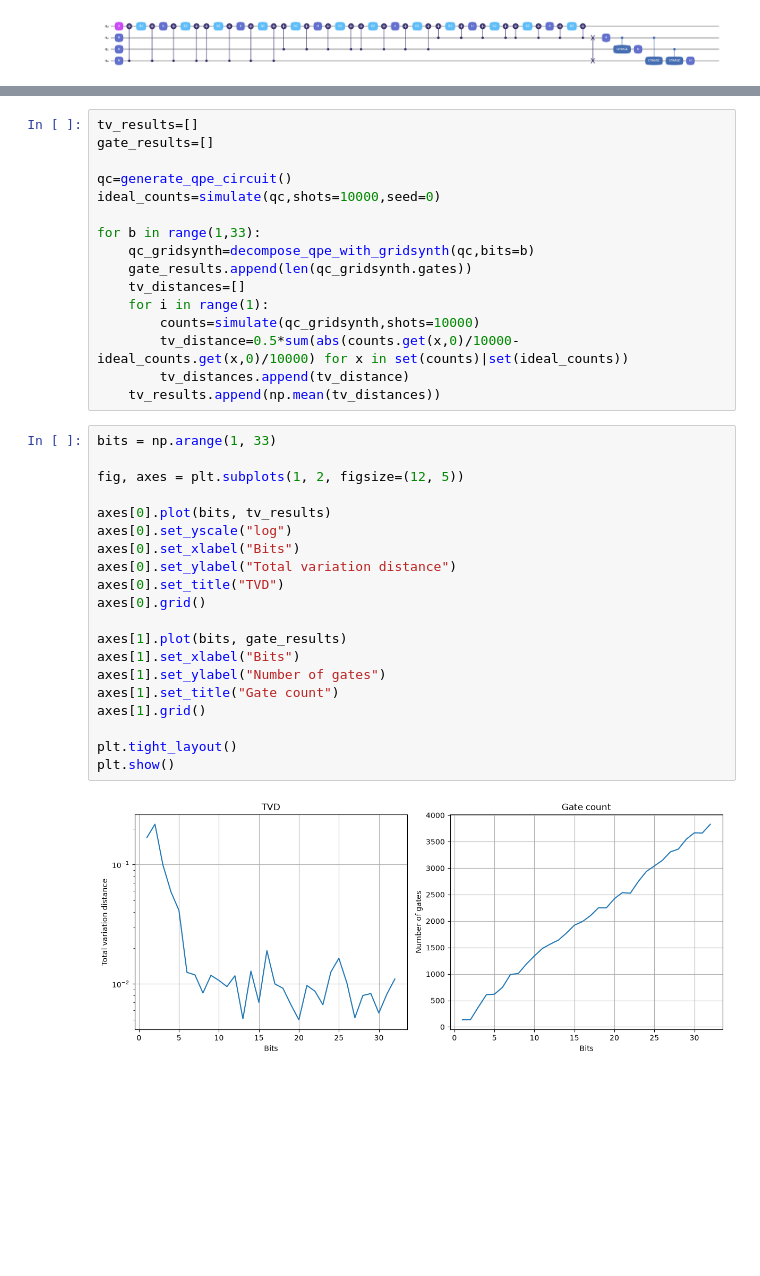
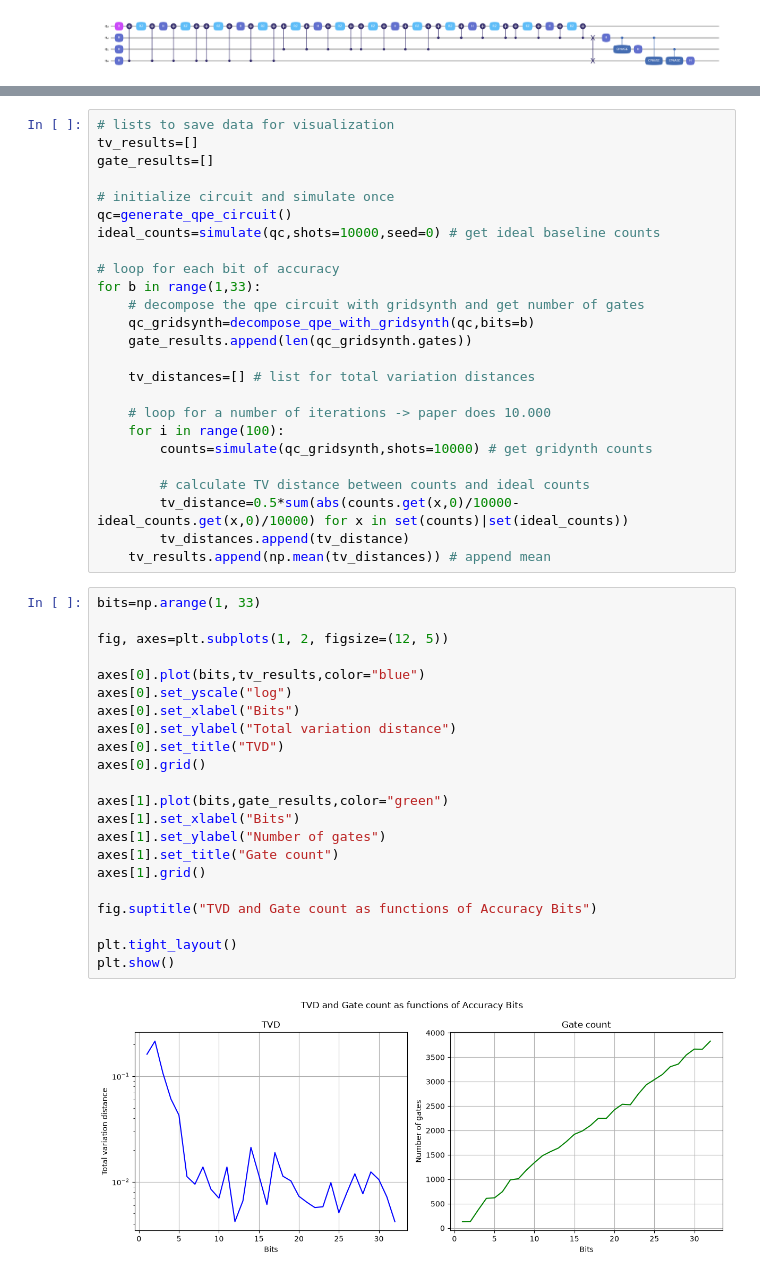
Before and after one commit to Mluonium/chem-compilation-to-qec-paper, a Jupyter notebook: gridsynth.ipynb, the cells around one changed output, grey strips where cells are left out. Drawn from its saved outputs; the diff is of its cells as text; blank space fills up the shorter version.

Commit message:
add comments to gridsynth notebook

```diff
--- a/gridsynth.ipynb
+++ b/gridsynth.ipynb
@@ -261,38 +313,49 @@ def sample_counts(probabilities,shots=10000,rng=None):
 # %%
+# lists to save data for visualization
 tv_results=[]
 gate_results=[]
 
+# initialize circuit and simulate once
 qc=generate_qpe_circuit()
-ideal_counts=simulate(qc,shots=10000,seed=0)
+ideal_counts=simulate(qc,shots=10000,seed=0) # get ideal baseline counts
 
+# loop for each bit of accuracy
 for b in range(1,33):
+    # decompose the qpe circuit with gridsynth and get number of gates
     qc_gridsynth=decompose_qpe_with_gridsynth(qc,bits=b)
     gate_results.append(len(qc_gridsynth.gates))
-    tv_distances=[]
-    for i in range(1):
-        counts=simulate(qc_gridsynth,shots=10000)
+
+    tv_distances=[] # list for total variation distances
+
+    # loop for a number of iterations -> paper does 10.000
+    for i in range(100):
+        counts=simulate(qc_gridsynth,shots=10000) # get gridynth counts
+
+        # calculate TV distance between counts and ideal counts
         tv_distance=0.5*sum(abs(counts.get(x,0)/10000-ideal_counts.get(x,0)/10000) for x in set(counts)|set(ideal_counts))
         tv_distances.append(tv_distance)
-    tv_results.append(np.mean(tv_distances))
+    tv_results.append(np.mean(tv_distances)) # append mean
 # %%
-bits = np.arange(1, 33)
+bits=np.arange(1, 33)
 
-fig, axes = plt.subplots(1, 2, figsize=(12, 5))
+fig, axes=plt.subplots(1, 2, figsize=(12, 5))
 
-axes[0].plot(bits, tv_results)
+axes[0].plot(bits,tv_results,color="blue")
 axes[0].set_yscale("log")
 axes[0].set_xlabel("Bits")
 axes[0].set_ylabel("Total variation distance")
 axes[0].set_title("TVD")
 axes[0].grid()
 
-axes[1].plot(bits, gate_results)
+axes[1].plot(bits,gate_results,color="green")
 axes[1].set_xlabel("Bits")
 axes[1].set_ylabel("Number of gates")
 axes[1].set_title("Gate count")
 axes[1].grid()
 
+fig.suptitle("TVD and Gate count as functions of Accuracy Bits")
+
 plt.tight_layout()
 plt.show()
 # %% [output]
-[figure, old version]
+[figure, new version]
```
Also changed, not shown: parts of 17 cells of this notebook.
